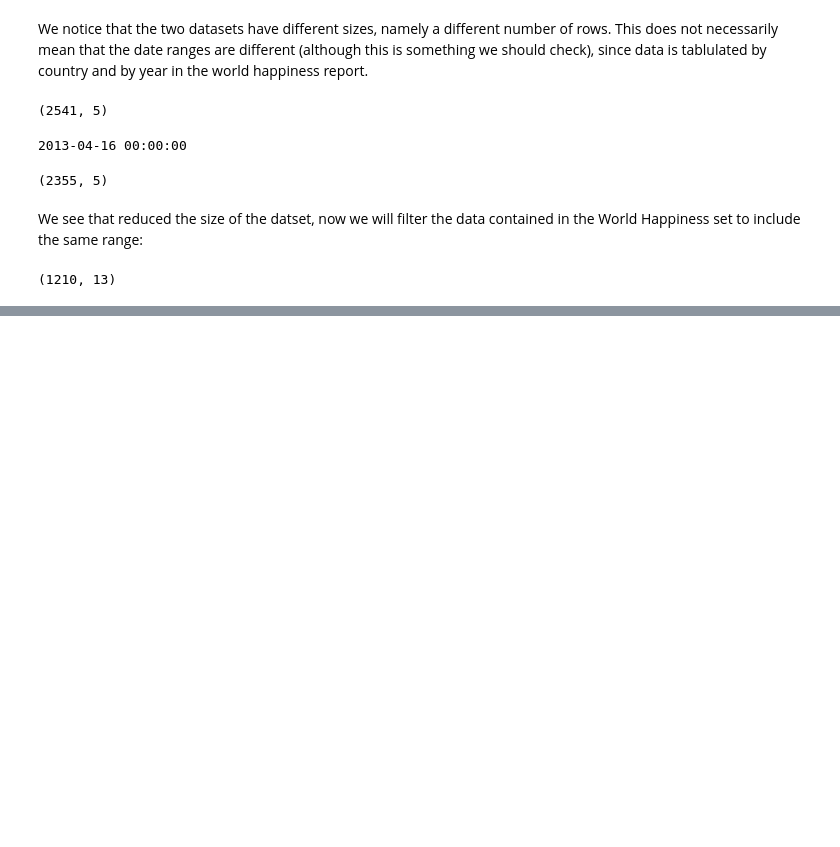
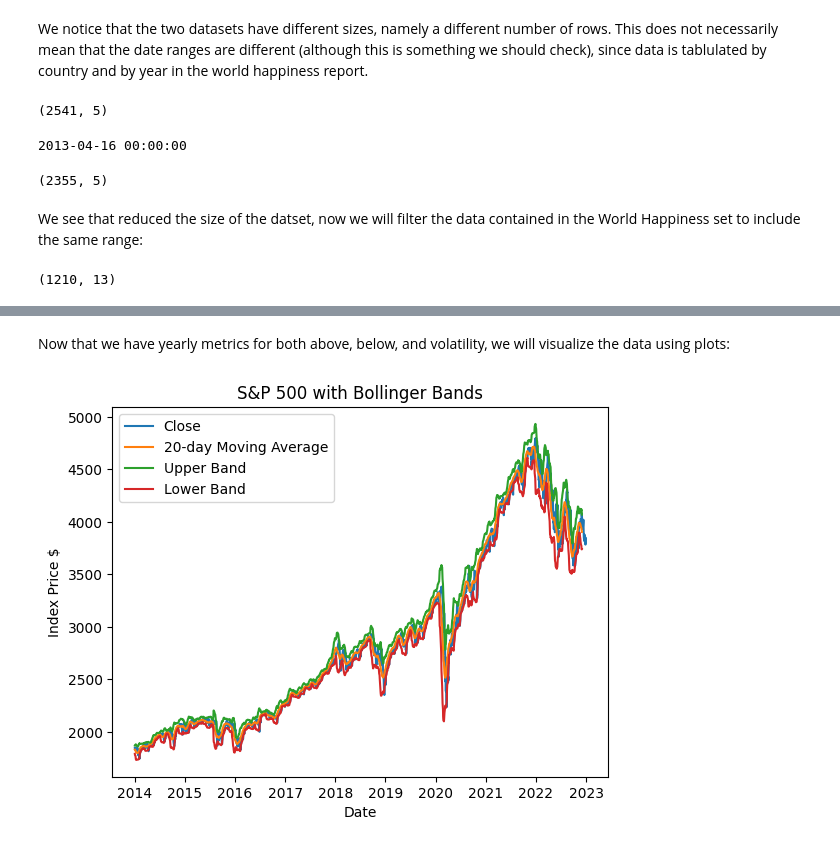
Before and after one commit to CamYench/DATASCI200Project2, a Jupyter notebook: YencheEDA.ipynb, the cells around one changed output, grey strips where cells are left out. Cells and saved outputs as stored; diff of their text form; code cells hidden in the pictures; blank space fills up the shorter version.

Commit message:
Add files via upload
Updated to include S&P 500 market trend and volatility analysis

```diff
--- a/YencheEDA.ipynb
+++ b/YencheEDA.ipynb
@@ -111,0 +168,16 @@ We see that this has significantly reduced the size of the dataset. Fortunately,
+# %%
+# Calculate the number of times the S&P index breaks above/below the Bollinger Bands for each year
+
+# Extract year from the date field
+SP_Data['Year'] = SP_Data['Date'].dt.year
+
+# Compare to see if each data point lies outside the Bollinger Bands
+SP_Data['Above Band'] = SP_Data['Close/Last'] > SP_Data['Upper Bollinger Band']
+SP_Data['Below Band'] = SP_Data['Close/Last'] < SP_Data['Lower Bollinger Band']
+
+# Sum on a yearly basis
+Yearly_Above_Band = SP_Data.groupby('Year')['Above Band'].sum()
+Yearly_Below_Band = SP_Data.groupby('Year')['Below Band'].sum()
+
+print("Above:\n ", Yearly_Above_Band)
+print("Below:\n ", Yearly_Below_Band)
@@ -111,0 +202,8 @@ We see that this has significantly reduced the size of the dataset. Fortunately,
+# %%
+# Calculate the Bollinger Bandwidth to form a yearly metric for volatility
+
+# Calculate the Bollinger Bandwidth for each year
+SP_Data['Bollinger Bandwidth'] = (SP_Data['Upper Bollinger Band'] - SP_Data['Lower Bollinger Band']) / SP_Data['Moving Average - 20 day']
+SP_Data_Yearly_Volatility = SP_Data.groupby(SP_Data['Date'].dt.year).agg({'Bollinger Bandwidth': 'mean'})
+
+print(SP_Data_Yearly_Volatility)
@@ -111,0 +222,22 @@ We see that this has significantly reduced the size of the dataset. Fortunately,
+# %% [markdown]
+Now that we have yearly metrics for both above, below, and volatility, we will visualize the data using plots:
+# %%
+# Plot daily closing prices
+plt.plot(SP_Data['Date'], SP_Data['Close/Last'], label='Close')
+
+# Plot 20-day moving average
+plt.plot(SP_Data['Date'], SP_Data['Moving Average - 20 day'], label = '20-day Moving Average')
+
+# Plot upper and lower Bollinger Bands
+plt.plot(SP_Data['Date'], SP_Data['Upper Bollinger Band'], label = 'Upper Band')
+plt.plot(SP_Data['Date'], SP_Data['Lower Bollinger Band'], label = 'Lower Band')
+
+# Add labels and legend
+plt.xlabel('Date')
+plt.ylabel('Index Price $')
+plt.title('S&P 500 with Bollinger Bands')
+plt.legend()
+
+plt.show()
+# %% [output]
+[figure, added]
```
Also changed, not shown: parts of 14 cells of this notebook.
